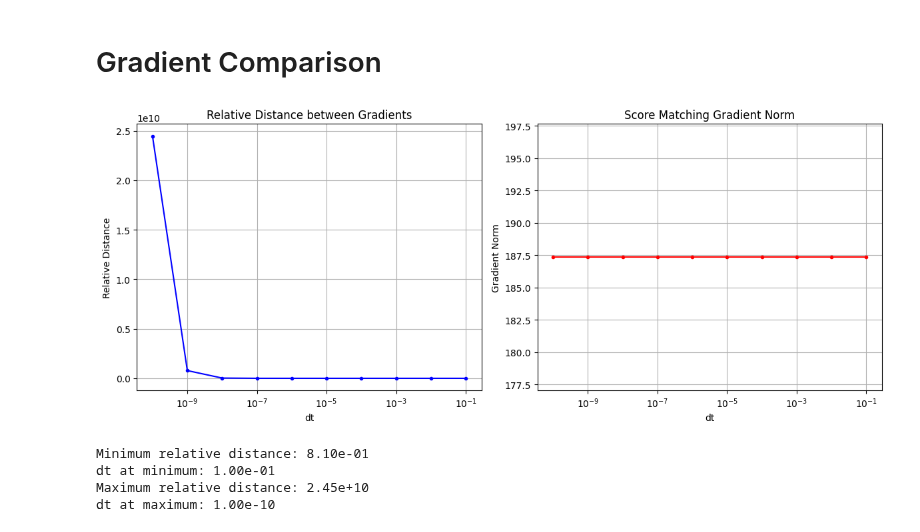
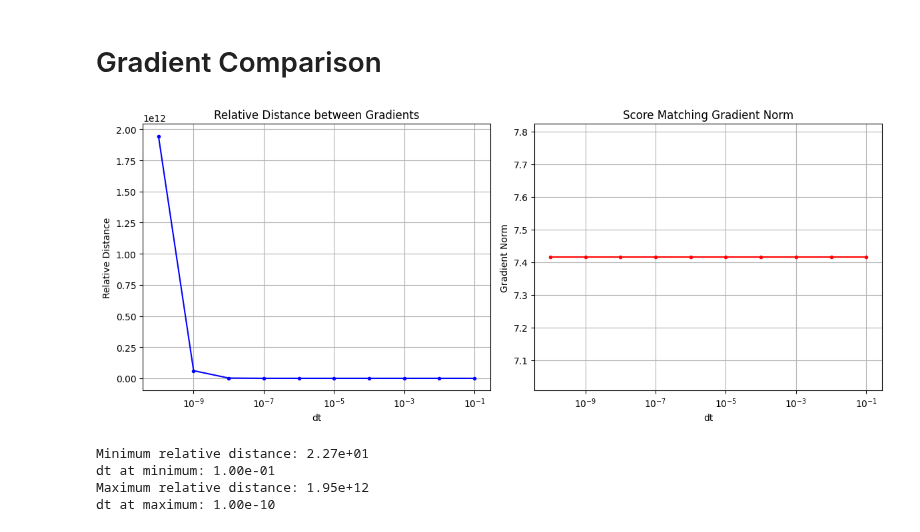
Before and after one commit to cyboesch/oscillator_dev, a Jupyter notebook: projects/physical-diffusion-models/notebooks/SM-vs-CD1-grad.ipynb, the cells around one changed output. Saved outputs shown, nothing was run; the diff lists cells and outputs as text; code cells hidden in the pictures.

```diff
--- a/projects/physical-diffusion-models/notebooks/SM-vs-CD1-grad.ipynb
+++ b/projects/physical-diffusion-models/notebooks/SM-vs-CD1-grad.ipynb
@@ -172,7 +172,7 @@ Initial Parameters probability distribution total (should be ≈ 1): 1.000000
 # %% [markdown]
 # Gradient Comparison
 # %%
-k_bT = 0.1
+k_bT = 1.0
 energy_fn_w_temp = lambda x, flattened_args: energy_fn(x, flattened_args)/ k_bT
 loss_fn_per_batch = setup_score_matching_loss_per_batch(energy_fn_w_temp)
 grad_SM_w_temp = lambda flattened_args, batch: grad(loss_fn_per_batch, argnums=0)(flattened_args, batch)
@@ -191,7 +191,7 @@ for dt in dt_values:
     grad_SM = grad_SM_w_temp(params_flattened_initial, samples_0)
 
     # Compute CD1 gradient with current dt
-    grad_CD1 = -CD1_gradient(energy_fn, samples_0, params_flattened_initial, dt=dt, D=k_bT, key=key, num_noise_samples=1000)
+    grad_CD1 = CD1_gradient(energy_fn, samples_0, params_flattened_initial, dt=dt, D=k_bT, key=key, num_noise_samples=1000)
 
     # Compute relative distance between gradients
     grad_diff = grad_SM - grad_CD1/(dt/2)
@@ -206,35 +206,35 @@ relative_distances = jnp.array(relative_distances)
 grad_norms = jnp.array(grad_norms)
 
 # Plot results
 plt.figure(figsize=(12, 5))
 
 # Plot relative distance
 plt.subplot(1, 2, 1)
 plt.semilogx(dt_values, relative_distances, 'b.-', label='Relative Distance')
 plt.xlabel('dt')
 plt.ylabel('Relative Distance')
 plt.title('Relative Distance between Gradients')
 plt.grid(True)
 
 # Plot gradient norms
 plt.subplot(1, 2, 2)
 plt.semilogx(dt_values, grad_norms, 'r.-', label='Score Matching Gradient Norm')
 plt.xlabel('dt')
 plt.ylabel('Gradient Norm')
 plt.title('Score Matching Gradient Norm')
 plt.grid(True)
 
 plt.tight_layout()
 plt.show()
 
 # Print some statistics
 print(f"Minimum relative distance: {jnp.min(relative_distances):.2e}")
 print(f"dt at minimum: {dt_values[jnp.argmin(relative_distances)]:.2e}")
 print(f"Maximum relative distance: {jnp.max(relative_distances):.2e}")
 print(f"dt at maximum: {dt_values[jnp.argmax(relative_distances)]:.2e}")
 # %% [output]
-[figure, old version]
+[figure, new version]
-Minimum relative distance: 8.10e-01
+Minimum relative distance: 2.27e+01
 dt at minimum: 1.00e-01
-Maximum relative distance: 2.45e+10
+Maximum relative distance: 1.95e+12
 dt at maximum: 1.00e-10
```
